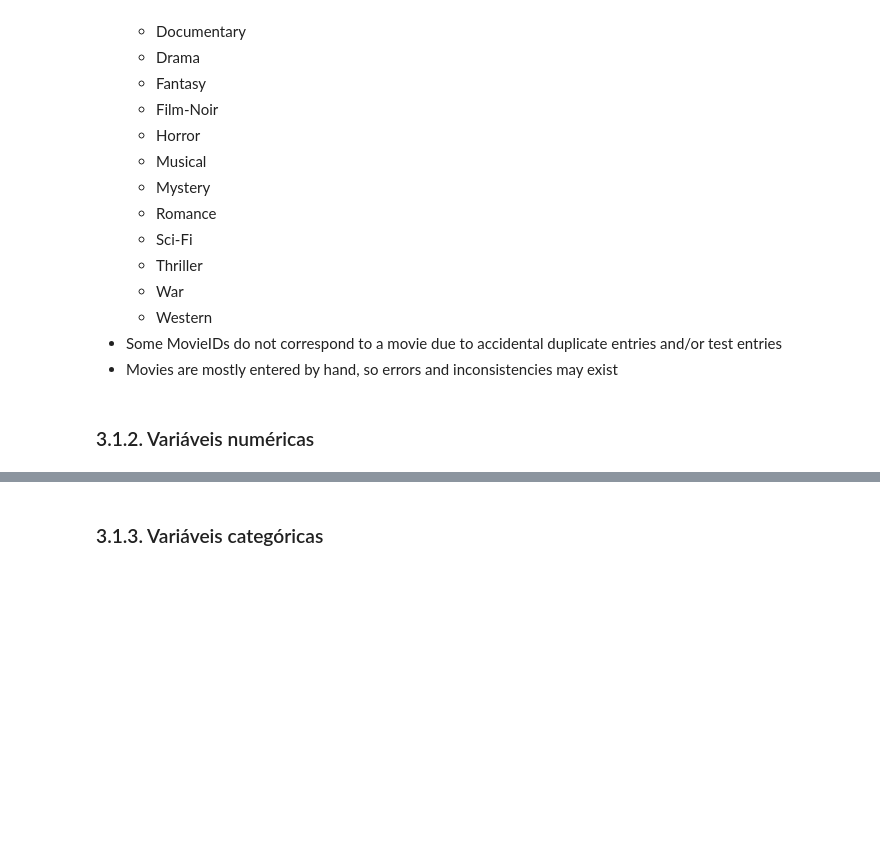
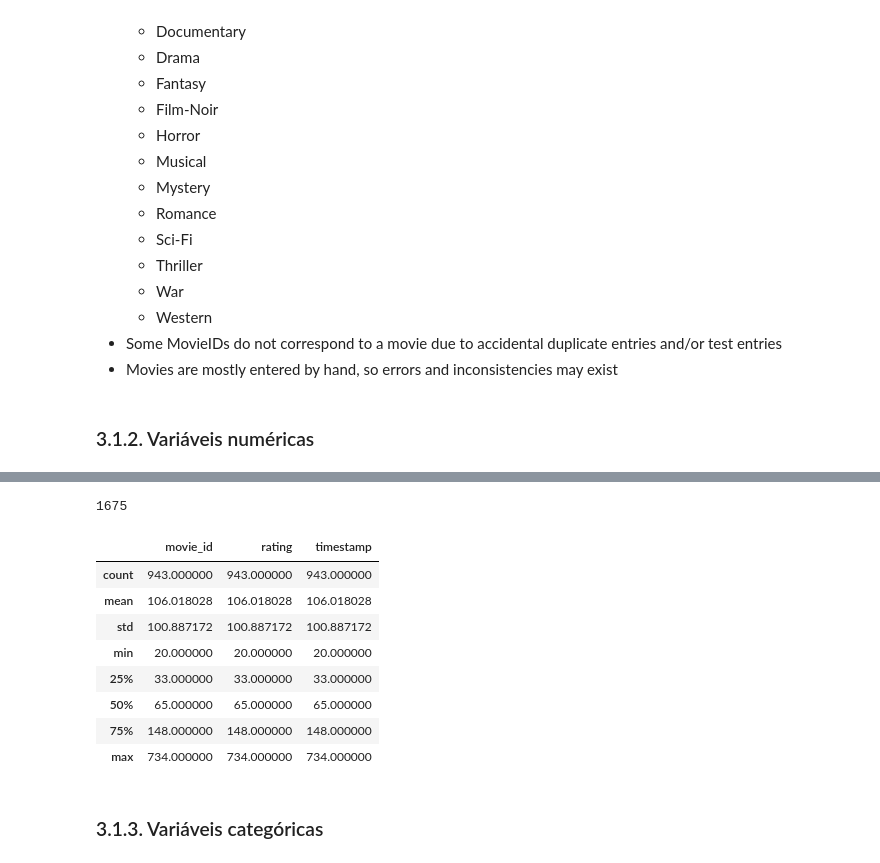
Before and after one commit to juarezsacenti/kg-summ-rec, a Jupyter notebook: AED/aed-ml1m-Sun.ipynb, the cells around one changed output, grey strips where cells are left out. Saved outputs shown, nothing was run; the diff lists cells and outputs as text; code cells hidden in the pictures; blank space fills up the shorter version.

```diff
--- a/AED/aed-ml1m-Sun.ipynb
+++ b/AED/aed-ml1m-Sun.ipynb
@@ -252,3 +297,19 @@ rating.describe() #Medidas resumo
+# %%
+len(rating['movie_id'].unique())
+# %% [output]
+1675
+# %%
+rating.groupby(['user_id']).count().describe()
+# %% [output]
+|  | movie_id | rating | timestamp |
+| count | 943.000000 | 943.000000 | 943.000000 |
+| mean | 106.018028 | 106.018028 | 106.018028 |
+| std | 100.887172 | 100.887172 | 100.887172 |
+| min | 20.000000 | 20.000000 | 20.000000 |
+| 25% | 33.000000 | 33.000000 | 33.000000 |
+| 50% | 65.000000 | 65.000000 | 65.000000 |
+| 75% | 148.000000 | 148.000000 | 148.000000 |
+| max | 734.000000 | 734.000000 | 734.000000 |
 # %%
 auxiliary.describe()
 # %%
```
Also changed, not shown: parts of 42 cells of this notebook, 3 other files.
